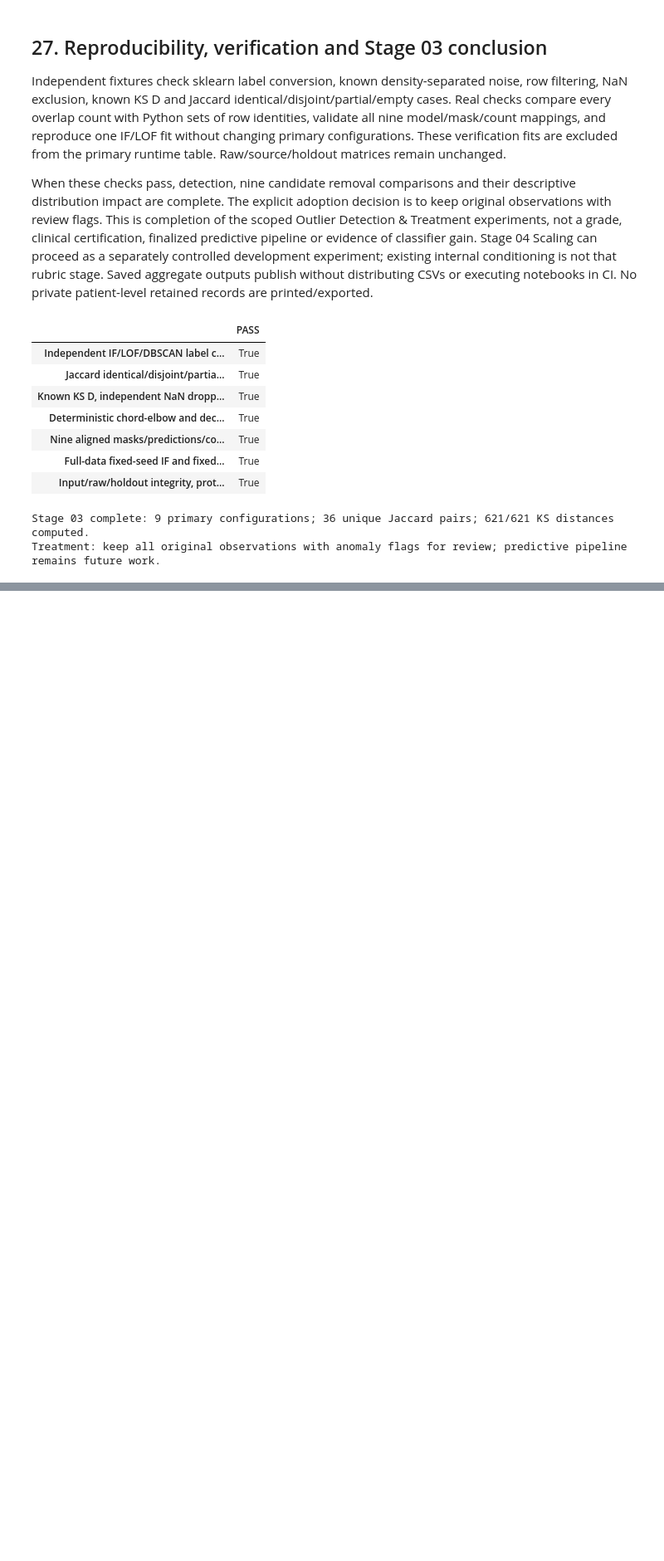
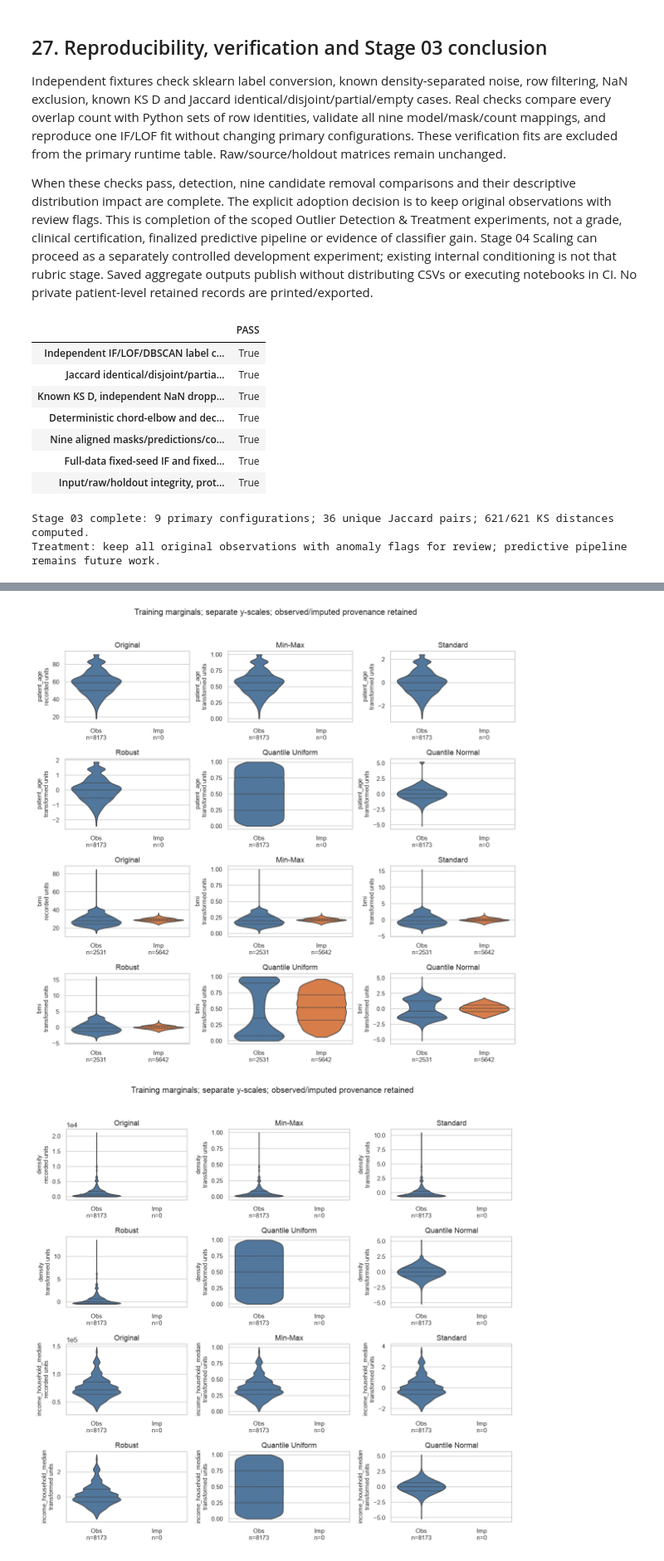
Before and after one commit to hungstupid/data-mining-preprocessing, a Jupyter notebook: book/tabular/02_preprocessing.ipynb, the cells around one changed output, grey strips where cells are left out. Shown at 83% size. Saved outputs shown, nothing was run; the diff lists cells and outputs as text; code cells hidden in the pictures; blank space fills up the shorter version.

Commit message:
feat: complete Stage 04 scaling comparison and statistical evaluation

```diff
--- a/book/tabular/02_preprocessing.ipynb
+++ b/book/tabular/02_preprocessing.ipynb
@@ -2652,0 +2921,17 @@ Treatment: keep all original observations with anomaly flags for review; predict
+# %%
+for name, distribution in [("Quantile Uniform", "uniform"), ("Quantile Normal", "normal")]:
+    model = QuantileTransformer(n_quantiles=SCALING_N_QUANTILES,
+        output_distribution=distribution, subsample=None, random_state=SCALING_SEED, copy=True)
+    start = perf_counter()
+    values = model.fit_transform(scaling_train)
+    scaling_runtime[name] = perf_counter()-start
+    scaling_models[name] = model
+    scaling_frames[name] = pd.DataFrame(values, index=train_index, columns=outlier_features)
+    scaling_summaries[name] = describe_scaling(scaling_frames[name])
+    assert model.n_quantiles_ == SCALING_N_QUANTILES and np.isfinite(values).all()
+scaling_quantile_examples = pd.concat({name: scaling_summaries[name].loc[SCALING_VIOLIN_FEATURES,
+    ["Mean", "Median", "SD (ddof 0)", "Min", "Max", "IQR", "Skewness"]]
+    for name in ["Quantile Uniform", "Quantile Normal"]}, names=["Transformation", "Feature"])
+display(HTML('<div style="overflow:auto">'+scaling_quantile_examples.to_html(float_format="{:.6f}".format)+'</div>'))
+print("Same fitted CDF knots across uniform/normal:", np.array_equal(
+    scaling_models["Quantile Uniform"].quantiles_, scaling_models["Quantile Normal"].quantiles_))
@@ -2652,0 +3158,34 @@ Treatment: keep all original observations with anomaly flags for review; predict
+# %%
+scaling_plot_order = ["Original", *SCALING_ORDER]
+for first_feature in range(0, len(SCALING_VIOLIN_FEATURES), 2):
+    features = SCALING_VIOLIN_FEATURES[first_feature:first_feature+2]
+    fig, axes = plt.subplots(2*len(features), 3, figsize=(11, 10.5), squeeze=False)
+    for row, feature in enumerate(features):
+        provenance = np.where(outlier_common_imputed_mask[feature], "Imputed", "Observed")
+        counts = pd.Series(provenance).value_counts()
+        for column, name in enumerate(scaling_plot_order):
+            ax = axes[2*row+column//3, column%3]
+            plot_data = pd.DataFrame({"Value": scaling_frames[name][feature].to_numpy(), "Provenance": provenance})
+            variable_groups = [group for group in ["Observed", "Imputed"]
+                               if plot_data.loc[plot_data.Provenance.eq(group), "Value"].nunique() > 1]
+            if variable_groups:
+                sns.violinplot(data=plot_data[plot_data.Provenance.isin(variable_groups)],
+                    x="Provenance", y="Value", hue="Provenance", order=["Observed", "Imputed"],
+                    hue_order=["Observed", "Imputed"], palette={"Observed": "#4477AA", "Imputed": "#EE7733"},
+                    inner="quart", cut=0, density_norm="width", common_norm=False, legend=False, ax=ax)
+            for position, group in enumerate(["Observed", "Imputed"]):
+                values = plot_data.loc[plot_data.Provenance.eq(group), "Value"]
+                if len(values) and values.nunique() == 1:
+                    ax.plot(position, values.iloc[0], marker="o", color="#4477AA" if group == "Observed" else "#EE7733")
+            ax.set_xticks([0, 1], [f"Obs\nn={counts.get('Observed', 0)}", f"Imp\nn={counts.get('Imputed', 0)}"], fontsize=10)
+            ax.set_title(name, fontsize=12)
+            ax.set_xlabel("")
+            ax.set_ylabel(f"{feature}\n"+("recorded units" if name == "Original" else "transformed units"), fontsize=10)
+            ax.tick_params(axis="y", labelsize=10)
+            ax.ticklabel_format(axis="y", style="sci", scilimits=(-3, 4))
+    fig.suptitle("Training marginals; separate y-scales; observed/imputed provenance retained", fontsize=13)
+    fig.tight_layout(rect=(0, 0, 1, .96))
+    plt.show()
+# %% [output]
+[figure, added]
+[figure, added]
```
Also changed, not shown: parts of 38 cells of this notebook, 4 other files.
